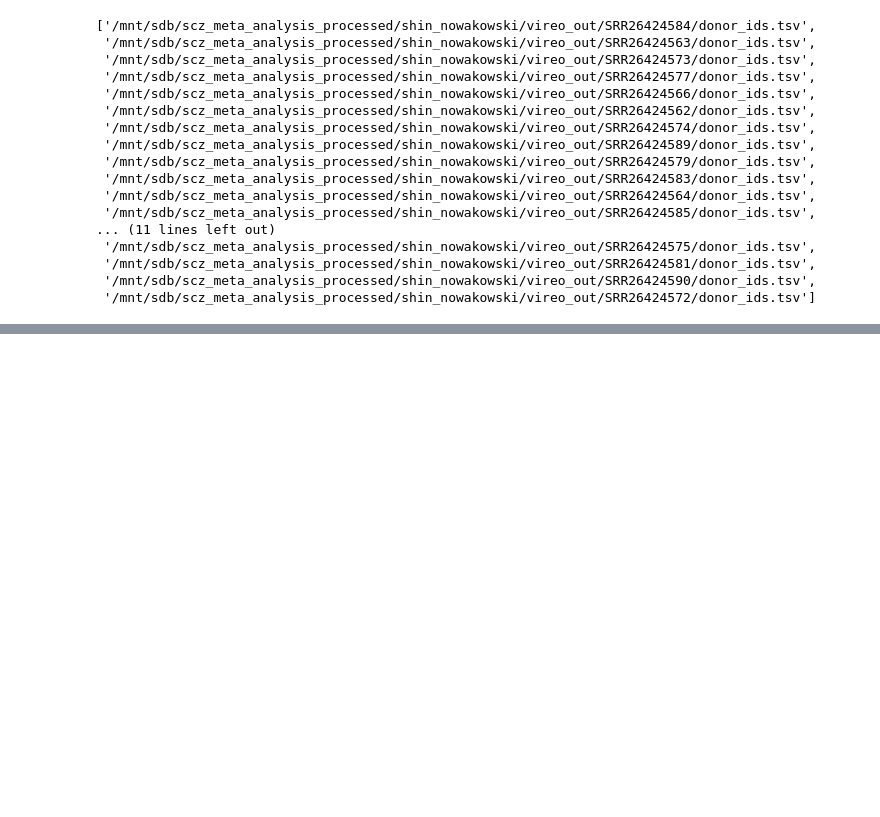
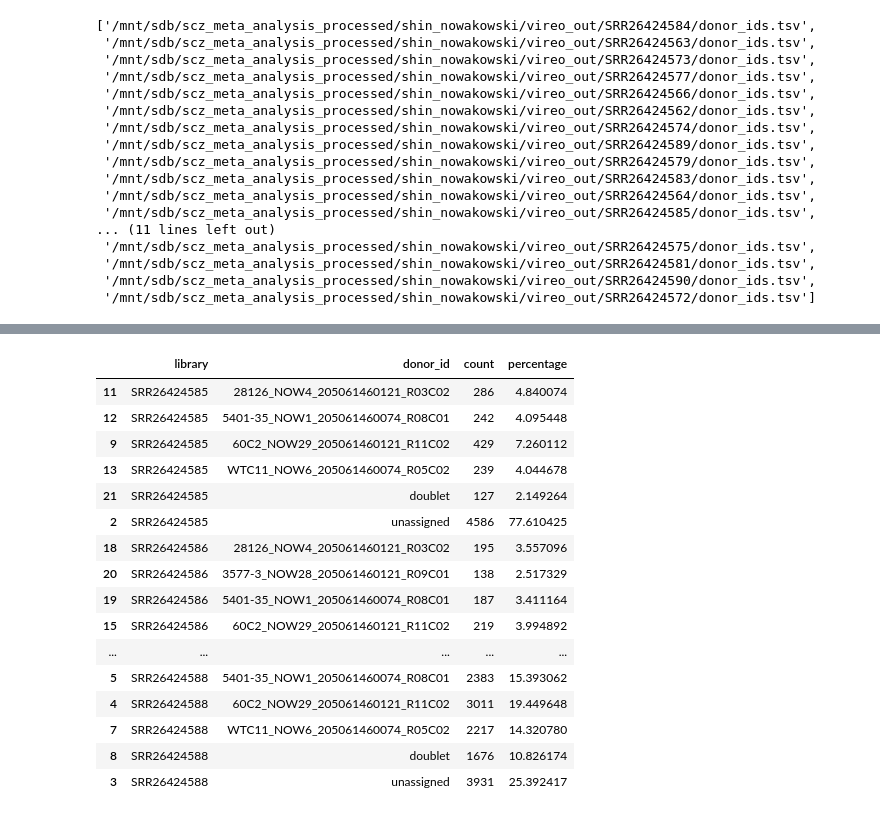
Before and after one commit to deepak-kaji/schizophrenia_organoid_convergence, a Jupyter notebook: demuxing/vireo_assignments.ipynb, the cells around one changed output, grey strips where cells are left out. Cells and saved outputs as stored; diff of their text form; code cells hidden in the pictures; blank space fills up the shorter version.

```diff
--- a/demuxing/vireo_assignments.ipynb
+++ b/demuxing/vireo_assignments.ipynb
@@ -247,0 +382,42 @@ result.sort_values(by='percentage_true', ascending=False)
+# %%
+subset = minMAF01_minCount10[
+    minMAF01_minCount10['library'].isin([
+        'SRR26424585', 'SRR26424586',
+        'SRR26424587', 'SRR26424588'
+    ])
+]
+
+counts = (
+    subset[['library', 'donor_id']]
+    .value_counts()
+    .rename('count')
+    .reset_index()
+)
+
+# Calculate percentage within each library
+counts['percentage'] = (
+    counts['count'] /
+    counts.groupby('library')['count'].transform('sum')
+) * 100
+
+counts = counts.sort_values(['library', 'donor_id'])
+
+counts
+# %% [output]
+|  | library | donor_id | count | percentage |
+| 11 | SRR26424585 | 28126_NOW4_205061460121_R03C02 | 286 | 4.840074 |
+| 12 | SRR26424585 | 5401-35_NOW1_205061460074_R08C01 | 242 | 4.095448 |
+| 9 | SRR26424585 | 60C2_NOW29_205061460121_R11C02 | 429 | 7.260112 |
+| 13 | SRR26424585 | WTC11_NOW6_205061460074_R05C02 | 239 | 4.044678 |
+| 21 | SRR26424585 | doublet | 127 | 2.149264 |
+| 2 | SRR26424585 | unassigned | 4586 | 77.610425 |
+| 18 | SRR26424586 | 28126_NOW4_205061460121_R03C02 | 195 | 3.557096 |
+| 20 | SRR26424586 | 3577-3_NOW28_205061460121_R09C01 | 138 | 2.517329 |
+| 19 | SRR26424586 | 5401-35_NOW1_205061460074_R08C01 | 187 | 3.411164 |
+| 15 | SRR26424586 | 60C2_NOW29_205061460121_R11C02 | 219 | 3.994892 |
+| ... | ... | ... | ... | ... |
+| 5 | SRR26424588 | 5401-35_NOW1_205061460074_R08C01 | 2383 | 15.393062 |
+| 4 | SRR26424588 | 60C2_NOW29_205061460121_R11C02 | 3011 | 19.449648 |
+| 7 | SRR26424588 | WTC11_NOW6_205061460074_R05C02 | 2217 | 14.320780 |
+| 8 | SRR26424588 | doublet | 1676 | 10.826174 |
+| 3 | SRR26424588 | unassigned | 3931 | 25.392417 |
```
Also changed, not shown: parts of 28 cells of this notebook, 4 other files.
